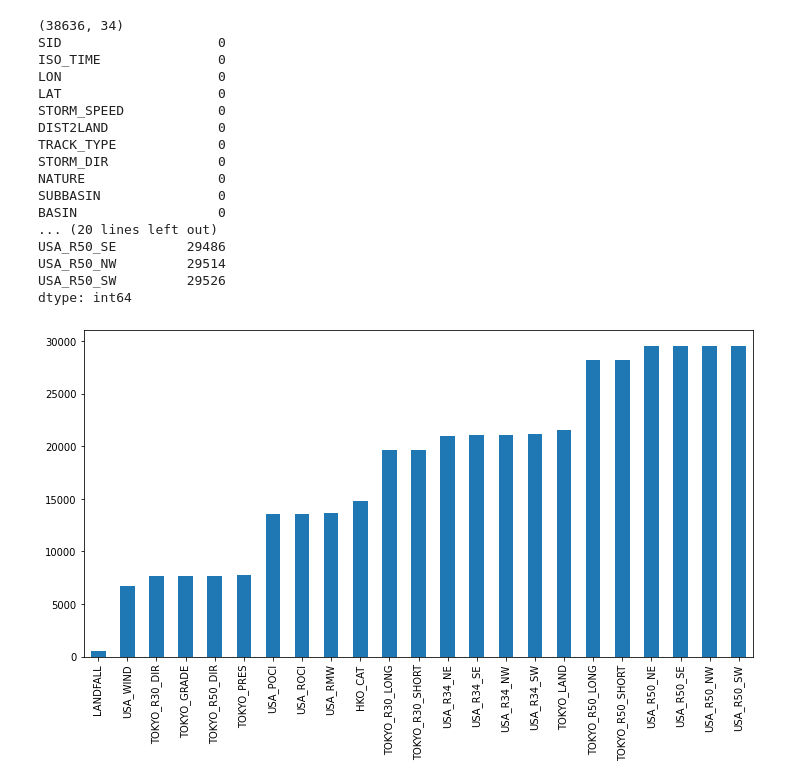
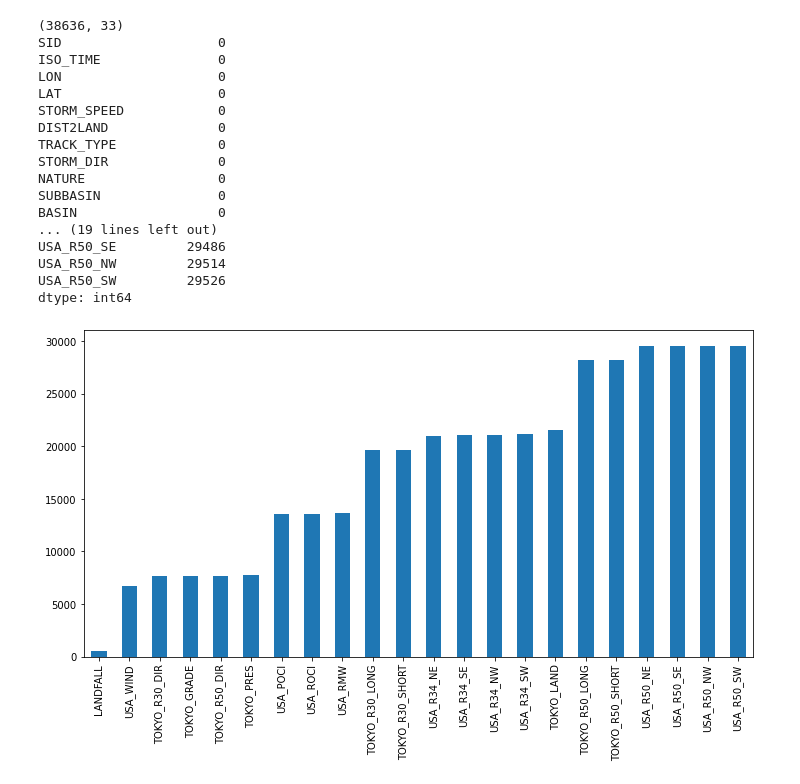
Before and after one commit to dpp1013/TC-track-prediction-based-on-multi-model-data, a Jupyter notebook: Pre_Process20201120.py.ipynb, the cells around one changed output. Drawn from its saved outputs; the diff is of its cells as text; code cells hidden in the pictures.

```diff
--- a/Pre_Process20201120.py.ipynb
+++ b/Pre_Process20201120.py.ipynb
@@ -33,47 +33,46 @@ data = pd.read_csv(file)
 #        'WMO_AGENCY', 'WMO_PRES', 'USA_AGENCY', 'WMO_WIND', 'TOKYO_R50_LONG',
 #        'TOKYO_R50_SHORT', 'USA_R50_NE', 'USA_R50_SE', 'USA_R50_NW',
 #        'USA_R50_SW']]
-data = data[['SID', 'ISO_TIME','LON', 'LAT','STORM_SPEED', 'DIST2LAND', 'TRACK_TYPE', 'STORM_DIR', 'NATURE', 'SUBBASIN','BASIN', 'LANDFALL', 'USA_WIND', 'TOKYO_R30_DIR', 'TOKYO_GRADE', 'TOKYO_R50_DIR','TOKYO_PRES', 'USA_POCI','USA_ROCI', 'USA_RMW', 'HKO_CAT', 'TOKYO_R30_LONG',
+data = data[['SID', 'ISO_TIME','LON', 'LAT','STORM_SPEED', 'DIST2LAND', 'TRACK_TYPE', 'STORM_DIR', 'NATURE', 'SUBBASIN','BASIN', 'LANDFALL', 'USA_WIND', 'TOKYO_R30_DIR', 'TOKYO_GRADE', 'TOKYO_R50_DIR','TOKYO_PRES', 'USA_POCI','USA_ROCI', 'USA_RMW', 'TOKYO_R30_LONG',
              'TOKYO_R30_SHORT', 'USA_R34_NE', 'USA_R34_SE', 'USA_R34_NW', 'USA_R34_SW', 'TOKYO_LAND',  'TOKYO_R50_LONG', 'TOKYO_R50_SHORT', 'USA_R50_NE', 'USA_R50_SE', 'USA_R50_NW','USA_R50_SW']]
 data = data[1:]
 data['ISO_TIME'] =  pd.to_datetime(data['ISO_TIME'])
 begin = datetime.datetime(2000,1,1,0,0,0)
 # 选择西北太平洋 且2000年之后的数据
 data = data[(data['BASIN']=='WP') & (data['ISO_TIME']>=begin)]
-dataNew = data.replace({' ': np.nan})
+dataNew = data.replace({' ':np.nan})
 dataNew.to_csv('original_data.csv')
 print(dataNew.shape)
 missing = dataNew.isnull().sum()
 print(missing)
 
 #缺失值的展示
 def plot_missing(df):
     # 对缺失值列进行计数
     missing = df.isnull().sum()
     missing = missing[missing > 0]
     #missing.sort_values(inplace=True)
     missing.plot.bar(figsize=(12,6))
     missing.sort_values(inplace=True)
 #     msno.matrix(df,)
     plt.savefig('missing.png')
-
 plot_missing(dataNew)
 # %% [output]
-(38636, 34)
+(38636, 33)
 SID                    0
 ISO_TIME               0
 LON                    0
 LAT                    0
 STORM_SPEED            0
 DIST2LAND              0
 TRACK_TYPE             0
 STORM_DIR              0
 NATURE                 0
 SUBBASIN               0
 BASIN                  0
-... (20 lines left out)
+... (19 lines left out)
 USA_R50_SE         29486
 USA_R50_NW         29514
 USA_R50_SW         29526
 dtype: int64
-[figure, old version]
+[figure, new version]
```
Also changed, not shown: parts of 3 cells of this notebook, 5 other files.
